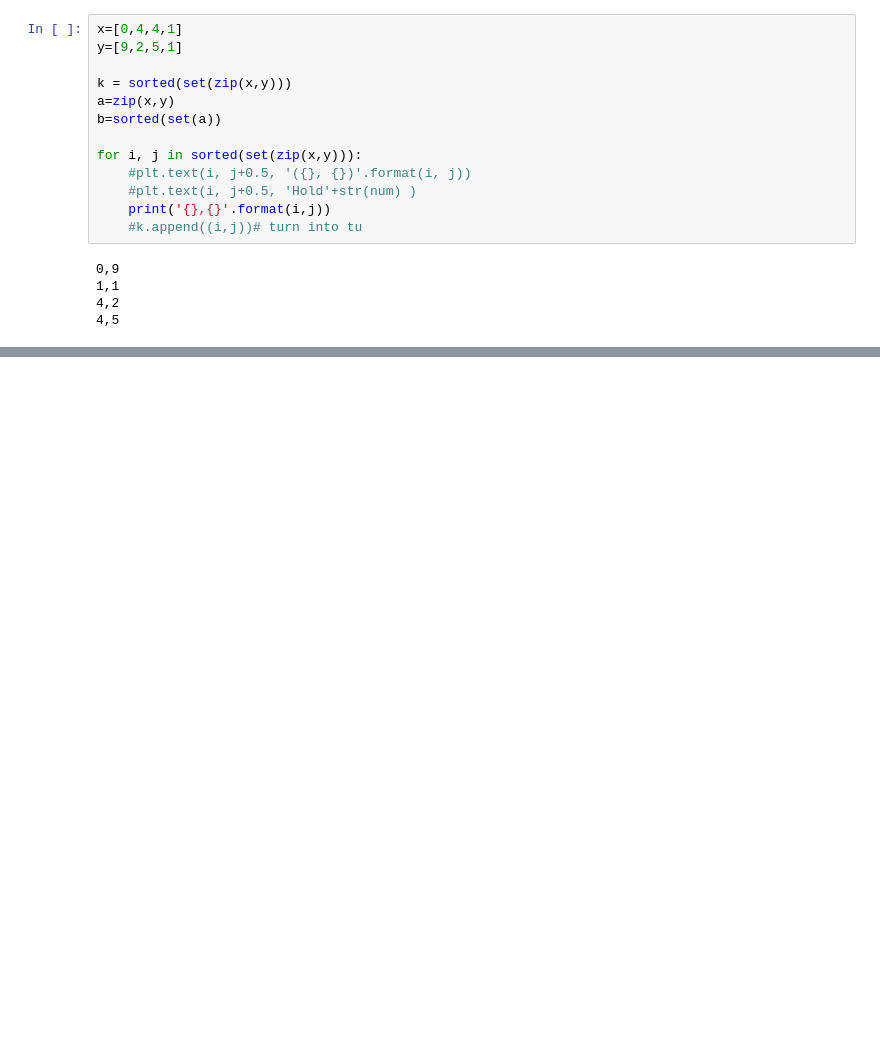
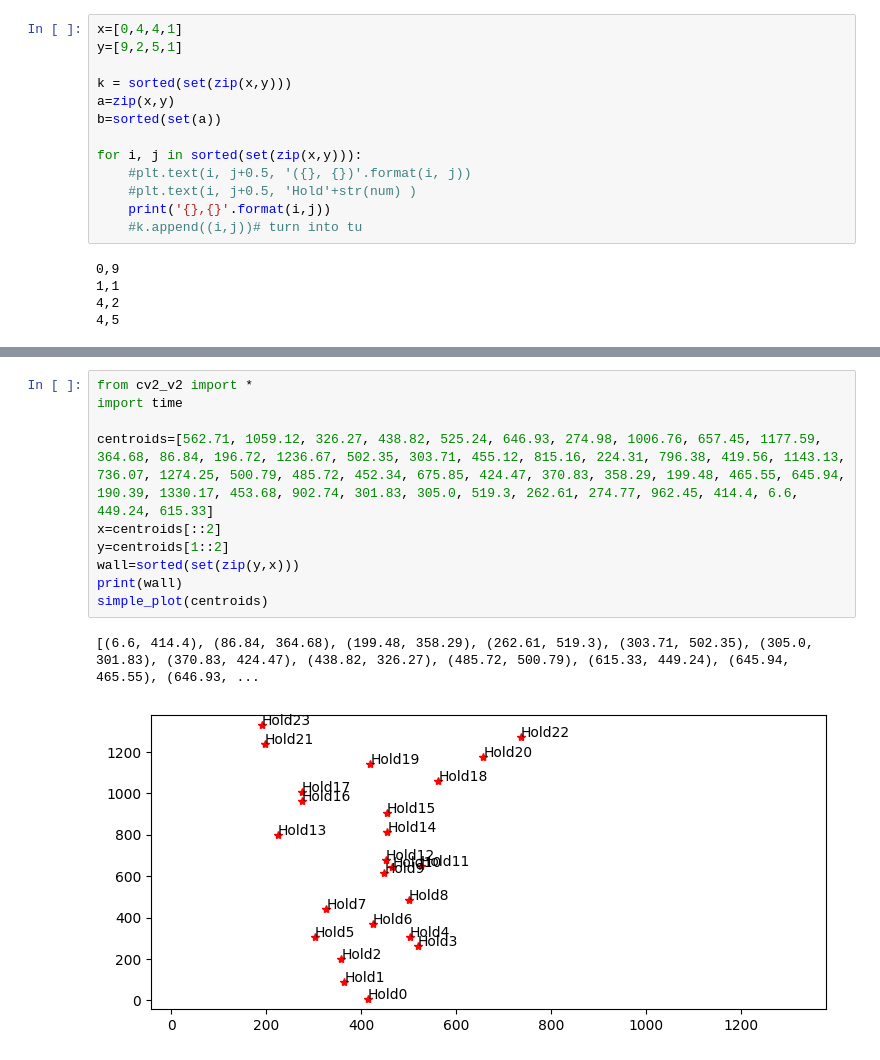
Before and after one commit to yacoine/rco, a Jupyter notebook: rock_climbing_optimizer.ipynb, the cells around one changed output, grey strips where cells are left out. Cells and saved outputs as stored; diff of their text form; blank space fills up the shorter version.

```diff
--- a/rock_climbing_optimizer.ipynb
+++ b/rock_climbing_optimizer.ipynb
@@ -226,0 +241,13 @@ for i, j in sorted(set(zip(x,y))):
+# %%
+from cv2_v2 import *
+import time
+
+centroids=[562.71, 1059.12, 326.27, 438.82, 525.24, 646.93, 274.98, 1006.76, 657.45, 1177.59, 364.68, 86.84, 196.72, 1236.67, 502.35, 303.71, 455.12, 815.16, 224.31, 796.38, 419.56, 1143.13, 736.07, 1274.25, 500.79, 485.72, 452.34, 675.85, 424.47, 370.83, 358.29, 199.48, 465.55, 645.94, 190.39, 1330.17, 453.68, 902.74, 301.83, 305.0, 519.3, 262.61, 274.77, 962.45, 414.4, 6.6, 449.24, 615.33]
+x=centroids[::2]
+y=centroids[1::2]
+wall=sorted(set(zip(y,x)))
+print(wall)
+simple_plot(centroids)
+# %% [output]
+[(6.6, 414.4), (86.84, 364.68), (199.48, 358.29), (262.61, 519.3), (303.71, 502.35), (305.0, 301.83), (370.83, 424.47), (438.82, 326.27), (485.72, 500.79), (615.33, 449.24), (645.94, 465.55), (646.93, ...
+[figure, added]
```
Also changed, not shown: parts of 6 cells of this notebook, 2 other files.
